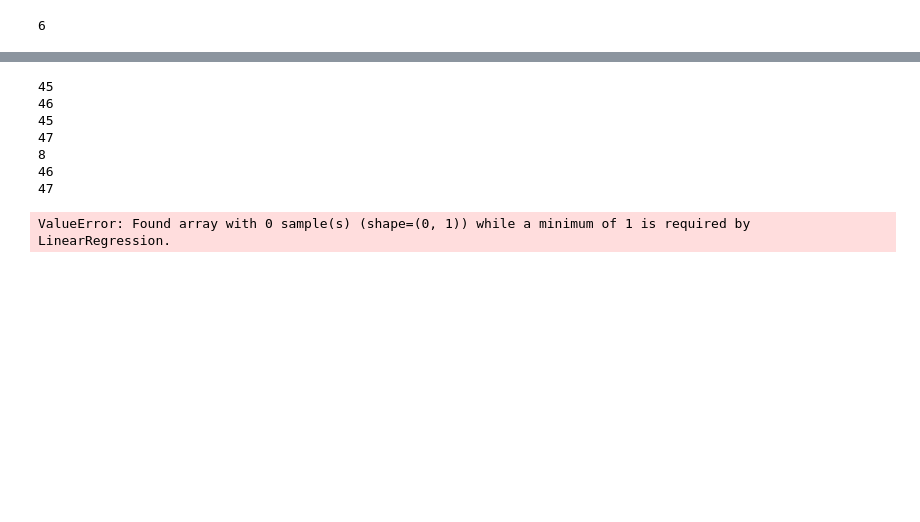
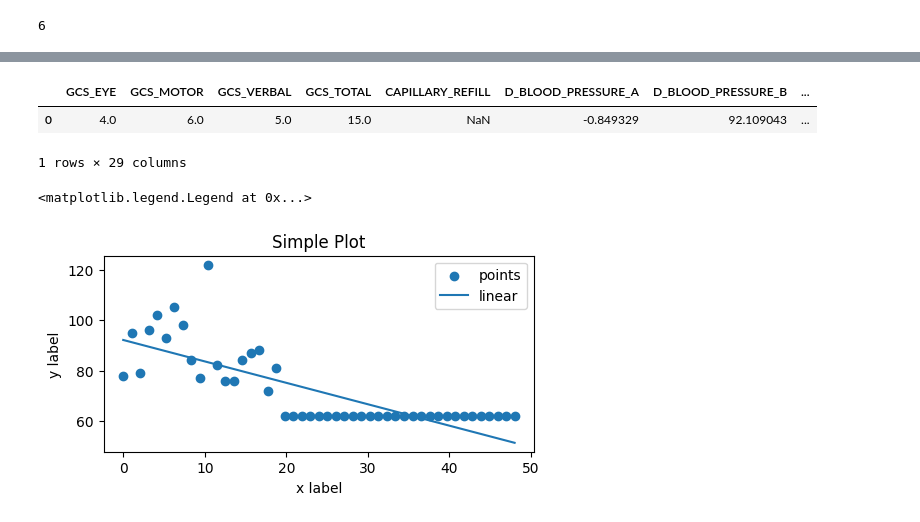
Before and after one commit to BencsikMD/CS598CourseProject, a Jupyter notebook: Step6_StatB.ipynb, the cells around one changed output, grey strips where cells are left out. Drawn from its saved outputs; the diff is of its cells as text; code cells hidden in the pictures; blank space fills up the shorter version.

Commit message:
category mean calculated

```diff
--- a/Step6_StatB.ipynb
+++ b/Step6_StatB.ipynb
@@ -106,9 +106,10 @@ len(chartevents_dir_list)
 # test = pd.read_parquet(REDUCED_CE_BY_ICUSTAY_ID + chartevents_dir_list[0])
 # test.head(1)
 # %%
-numerical_columns = ['D_BLOOD_PRESSURE', 'M_BLOOD_PRESSURE', 'S_BLOOD_PRESSURE', 'HEART_RATE', 'GLUCOSE', 'FRAC_OXYGEN', 'O2_SAT', 'RESP_RATE', 'BODY_TEMP', 'PH', 'WEIGHT', 'HEIGHT']
+numerical_columns   = ['D_BLOOD_PRESSURE', 'M_BLOOD_PRESSURE', 'S_BLOOD_PRESSURE', 'HEART_RATE', 'GLUCOSE', 'FRAC_OXYGEN', 'O2_SAT', 'RESP_RATE', 'BODY_TEMP', 'PH', 'WEIGHT', 'HEIGHT']
+category_columns    = ['GCS_EYE', 'GCS_MOTOR',  'GCS_VERBAL', 'GCS_TOTAL', 'CAPILLARY_REFILL']
 # %%
-stat_columns = []
+stat_columns = category_columns.copy()
 for col in numerical_columns:
     stat_columns.append(col+SLOPE_TEXT)
     stat_columns.append(col+INTERCEPT_TEXT)
@@ -122,20 +130,26 @@ for col in numerical_columns:
 # %%
+# Should this be done before duplicating last entry on stays less than 48 hours???
+# It messes with the linear regression and mean
 failed = []
+
 for stay in tqdm(chartevents_dir_list, total=len(chartevents_dir_list)):
     # try:
         sample_df = pd.read_parquet(NUMERICAL_BY_ICUSTAY_ID + stay)
         sample_df = sample_df.reset_index(drop=True).astype(sample_dtype_final)
+        stat_df = pd.DataFrame(columns=stat_columns)
+        #numerical_df = sample_df[numerical_columns].dropna(axis=1,how='all')
+        #bool_df = sample_df[numerical_columns].notnull()
 
-        #numerical_df = sample_df[numerical_columns].dropna(axis=1,how='all')
-        bool_df = sample_df[numerical_columns].notnull()
-        bool_count = np.sum(bool_df, axis=0)
+        # Numerical Values (y = Ax + B). Store A and B
+        bool_count = np.sum(sample_df[numerical_columns].notnull(), axis=0)
+        numerical_df = sample_df[numerical_columns]
+        for i, col in enumerate(numerical_df.columns):
+            if sample_df[col].dtype == np.float64 and bool_count[i] > 1:
+                # print(bool_count[i])
+                feature_series = sample_df[col].dropna(ignore_index=True)
 
-        stat_df = pd.DataFrame(columns=stat_columns)
-
-        for i, col in enumerate(sample_df.columns):
-            if sample_df[col].dtype == np.float64 and bool_count[i] > 1:
-                print(bool_count[i])
-                feature_series = sample_df[col].dropna(ignore_index=True)
+                # BODY_TEMP IS 0.0 OR 1.0
+                # PH IS 0.0 OR 1.0
                 x = np.array(list(range(len(feature_series)))).reshape(-1, 1)
                 y = feature_series.to_numpy()
                 reg = LinearRegression().fit(x, y)
@@ -146,21 +160,45 @@ for stay in tqdm(chartevents_dir_list, total=len(chartevents_dir_list)):
                 # TODO: set single value as intercept, slope as 0
                 pass
 
+        # Categories (mean)
+        bool_count = np.sum(sample_df[category_columns].notnull(), axis=0)
+        category_df = sample_df[category_columns]
+        for i, col in enumerate(category_df):
+             if sample_df[col].dtype == np.float64 and bool_count[i] > 1:
+                # print(bool_count[i])
+                feature_series = sample_df[col].dropna(ignore_index=True)
+                stat_df[col] = feature_series.mean()
+
+
         sample_df.to_parquet(STATB_BY_ICUSTAY_ID+stay)
-        break
+        # break
     # except Exception as e:
     #     failed.append(stay)
     #     failed.append(str(e))
     #     continue
-# %% [output]
-45
-46
-45
-47
-8
-46
-47
-ValueError: Found array with 0 sample(s) (shape=(0, 1)) while a minimum of 1 is required by LinearRegression.
+# %%
+stat_df
+# %% [output]
+|  | GCS_EYE | GCS_MOTOR | GCS_VERBAL | GCS_TOTAL | CAPILLARY_REFILL | D_BLOOD_PRESSURE_A | D_BLOOD_PRESSURE_B | ... |
+| 0 | 4.0 | 6.0 | 5.0 | 15.0 | NaN | -0.849329 | 92.109043 | ... |
+1 rows × 29 columns
+# %%
+
+
+y_d_blood = numerical_df.loc[numerical_df['D_BLOOD_PRESSURE'].notnull(),'D_BLOOD_PRESSURE']
+x = np.linspace(0,48,len(y_d_blood))
+y = stat_df.loc[0,'D_BLOOD_PRESSURE_A'] * x + stat_df.loc[0,'D_BLOOD_PRESSURE_B']
+
+fig, ax = plt.subplots(figsize=(5, 2.7), layout='constrained')
+ax.scatter(x, y_d_blood, label='points')  # Plot some data on the axes.
+ax.plot(x,y,label='linear')
+ax.set_xlabel('x label')  # Add an x-label to the axes.
+ax.set_ylabel('y label')  # Add a y-label to the axes.
+ax.set_title("Simple Plot")  # Add a title to the axes.
+ax.legend()  # Add a legend.
+# %% [output]
+<matplotlib.legend.Legend at 0x...>
+[figure, added]
 # %%
 len(failed)
 # %% [output]
```
Also changed, not shown: parts of 4 cells of this notebook, 6 other files.
